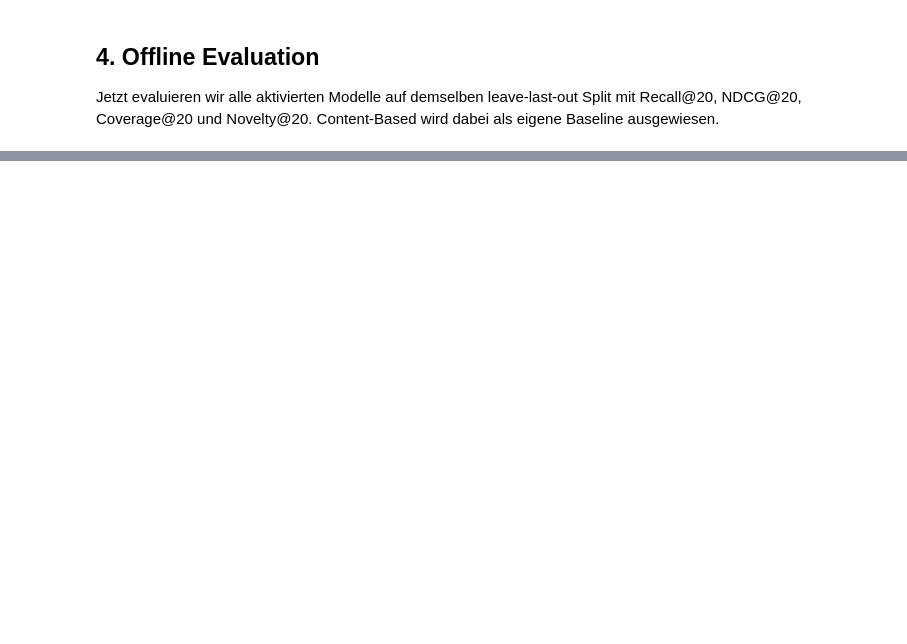
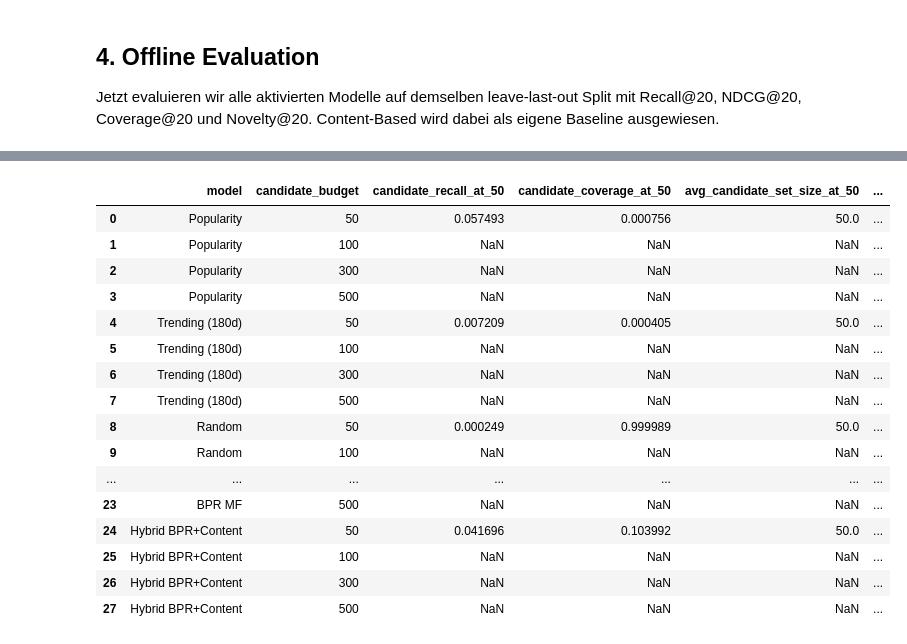
Before and after one commit to thukiy/recommended-systems, a Jupyter notebook: notebooks/02_baseline_evaluation.ipynb, the cells around one changed output, grey strips where cells are left out. Drawn from its saved outputs; the diff is of its cells as text; code cells hidden in the pictures; blank space fills up the shorter version.

```diff
--- a/notebooks/02_baseline_evaluation.ipynb
+++ b/notebooks/02_baseline_evaluation.ipynb
@@ -340,0 +381,63 @@ cheap high-recall retrieval first, precise ranking second.
+# %%
+# === RETRIEVAL EVALUATION: Candidate Recall under different budgets ===
+
+candidate_budgets = [50, 100, 300, 500]
+
+retrieval_models = {
+    "Popularity": pop_model,
+    "Trending (180d)": trend_model,
+    "Random": rand_model,
+    "Content-Based": content_model,
+    "Biased MF (SQ)": mf_model,
+    "BPR MF": bpr_model,
+    "Hybrid BPR+Content": hybrid_model,
+}
+
+# Remove disabled models automatically
+retrieval_models = {
+    name: model
+    for name, model in retrieval_models.items()
+    if model is not None
+}
+
+true_items_by_user = test_df.set_index("user_id")["recipe_id"].to_dict()
+
+retrieval_rows = []
+
+for model_name, model in retrieval_models.items():
+    print(f"Evaluating retrieval for {model_name}...")
+
+    max_budget = max(candidate_budgets)
+    all_candidate_lists = []
+
+    for user in test_users:
+        user_hist = train_history.get(user, set())
+
+        candidates = model.recommend(
+            user_id=user,
+            user_history=user_hist,
+            k=max_budget
+        )
+
+        all_candidate_lists.append(candidates)
+
+    for budget in candidate_budgets:
+        metrics = summarize_retrieval_metrics(
+            all_candidate_lists=all_candidate_lists,
+            true_items_by_user=true_items_by_user,
+            user_ids=test_users,
+            total_catalog_size=total_items,
+            k=budget,
+        )
+
+        retrieval_rows.append({
+            "model": model_name,
+            "candidate_budget": budget,
+            **metrics,
+        })
+
+retrieval_df = pd.DataFrame(retrieval_rows)
+
+print("=== PHASE 5: RETRIEVAL EVALUATION RESULTS ===")
+display(retrieval_df)
+# %% [output]
@@ -340,0 +452,17 @@ cheap high-recall retrieval first, precise ranking second.
+|  | model | candidate_budget | candidate_recall_at_50 | candidate_coverage_at_50 | avg_candidate_set_size_at_50 | ... |
+| 0 | Popularity | 50 | 0.057493 | 0.000756 | 50.0 | ... |
+| 1 | Popularity | 100 | NaN | NaN | NaN | ... |
+| 2 | Popularity | 300 | NaN | NaN | NaN | ... |
+| 3 | Popularity | 500 | NaN | NaN | NaN | ... |
+| 4 | Trending (180d) | 50 | 0.007209 | 0.000405 | 50.0 | ... |
+| 5 | Trending (180d) | 100 | NaN | NaN | NaN | ... |
+| 6 | Trending (180d) | 300 | NaN | NaN | NaN | ... |
+| 7 | Trending (180d) | 500 | NaN | NaN | NaN | ... |
+| 8 | Random | 50 | 0.000249 | 0.999989 | 50.0 | ... |
+| 9 | Random | 100 | NaN | NaN | NaN | ... |
+| ... | ... | ... | ... | ... | ... | ... |
+| 23 | BPR MF | 500 | NaN | NaN | NaN | ... |
+| 24 | Hybrid BPR+Content | 50 | 0.041696 | 0.103992 | 50.0 | ... |
+| 25 | Hybrid BPR+Content | 100 | NaN | NaN | NaN | ... |
+| 26 | Hybrid BPR+Content | 300 | NaN | NaN | NaN | ... |
+| 27 | Hybrid BPR+Content | 500 | NaN | NaN | NaN | ... |
```
Also changed, not shown: parts of 25 cells of this notebook, 6 other files.
